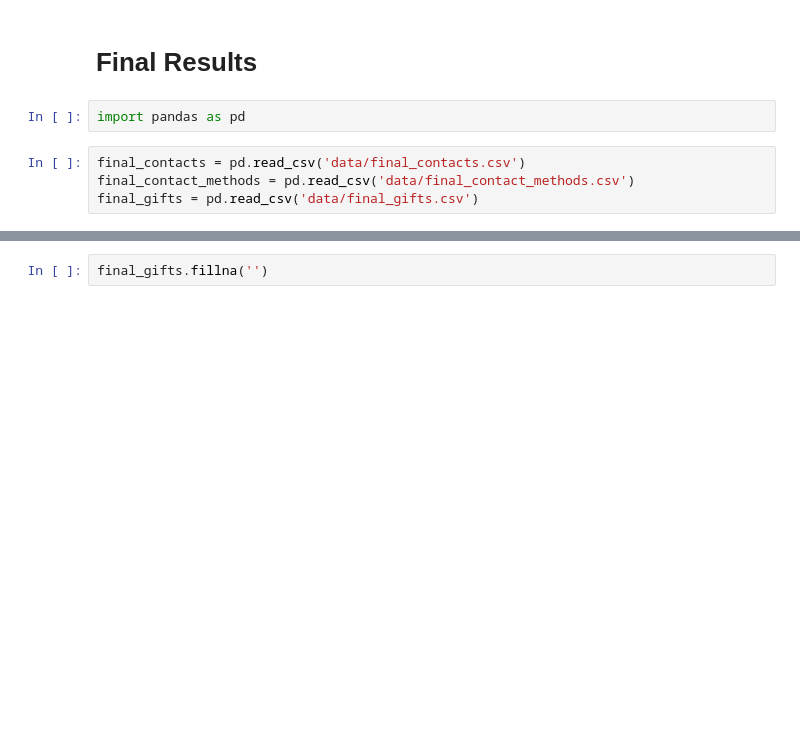
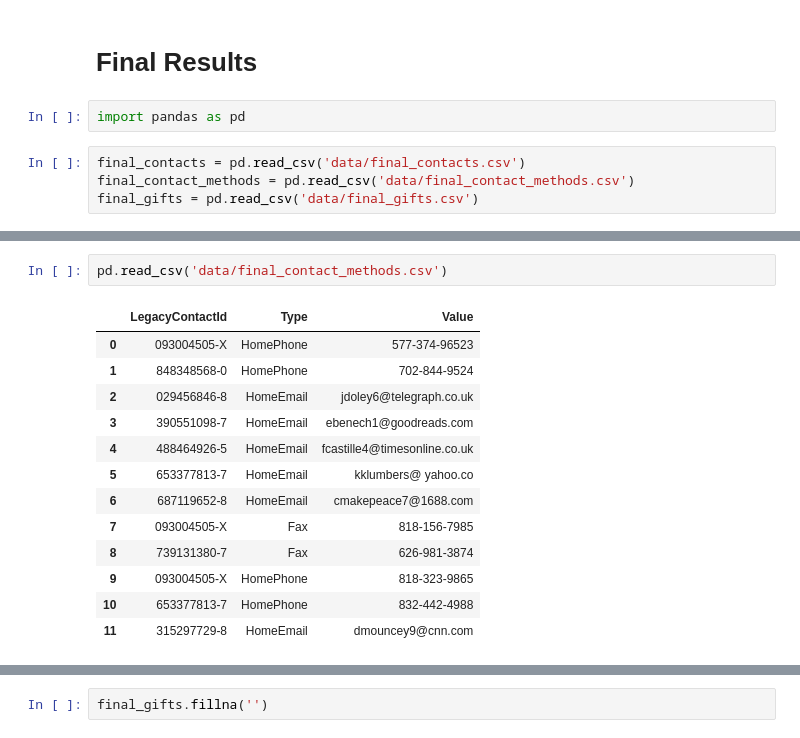
Before and after one commit to LearnThinkCreate/virtuous_interview, a Jupyter notebook: index.ipynb, the cells around one changed output, grey strips where cells are left out. Cells and saved outputs as stored; diff of their text form; blank space fills up the shorter version.

```diff
--- a/index.ipynb
+++ b/index.ipynb
@@ -89,6 +89,22 @@ final_contacts.fillna('')
 | 8 | 687119652-8 | 10 | Ruggiero Makepeace | Ruggiero | Makepeace |  | ... |
 | 9 | 739131380-7 | 11 | Rosemaria & Rogelio Dimond | Rosemaria | Dimond | 12.0 | ... |
 | 10 | 809975531-Y | 13 | Adeline Shakespeare | Adeline | Shakespeare |  | ... |
+# %%
+pd.read_csv('data/final_contact_methods.csv')
+# %% [output]
+|  | LegacyContactId | Type | Value |
+| 0 | 093004505-X | HomePhone | 577-374-96523 |
+| 1 | 848348568-0 | HomePhone | 702-844-9524 |
+| 2 | 029456846-8 | HomeEmail | jdoley6@telegraph.co.uk |
+| 3 | 390551098-7 | HomeEmail | ebenech1@goodreads.com |
+| 4 | 488464926-5 | HomeEmail | fcastille4@timesonline.co.uk |
+| 5 | 653377813-7 | HomeEmail | kklumbers@ yahoo.co |
+| 6 | 687119652-8 | HomeEmail | cmakepeace7@1688.com |
+| 7 | 093004505-X | Fax | 818-156-7985 |
+| 8 | 739131380-7 | Fax | 626-981-3874 |
+| 9 | 093004505-X | HomePhone | 818-323-9865 |
+| 10 | 653377813-7 | HomePhone | 832-442-4988 |
+| 11 | 315297729-8 | HomeEmail | dmouncey9@cnn.com |
 # %%
 final_contact_methods
 # %% [output]
```
Also changed, not shown: parts of 1 cell of this notebook, 1 other file.
